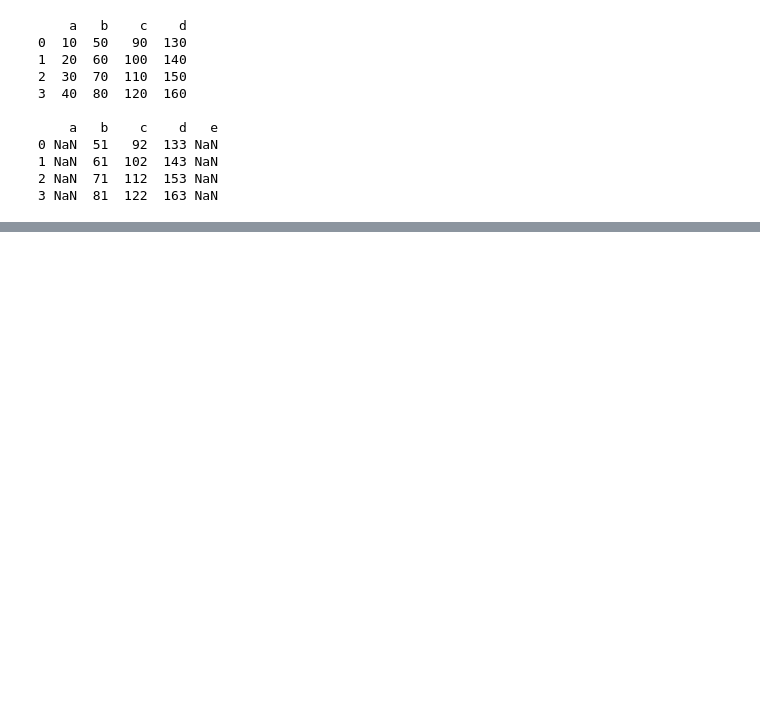
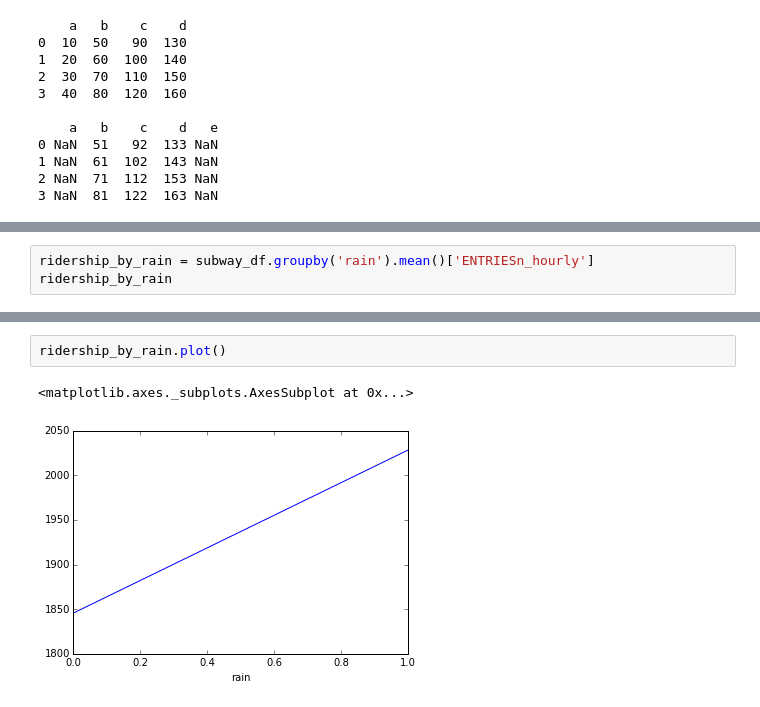
Before and after one commit to Sona58/Udacity, a Jupyter notebook: Intro to Data Analysis/Lesson3/Lesson 3.ipynb, the cells around one changed output, grey strips where cells are left out. Cells and saved outputs as stored; diff of their text form; blank space fills up the shorter version.

```diff
--- a/Intro to Data Analysis/Lesson3/Lesson 3.ipynb
+++ b/Intro to Data Analysis/Lesson3/Lesson 3.ipynb
@@ -778,0 +973,3 @@ print(df + s)
+# %%
+ridership_by_rain = subway_df.groupby('rain').mean()['ENTRIESn_hourly']
+ridership_by_rain
@@ -778,0 +1002,5 @@ print(df + s)
+# %%
+ridership_by_rain.plot()
+# %% [output]
+<matplotlib.axes._subplots.AxesSubplot at 0x...>
+[figure, added]
```
Also changed, not shown: parts of 53 cells of this notebook.
